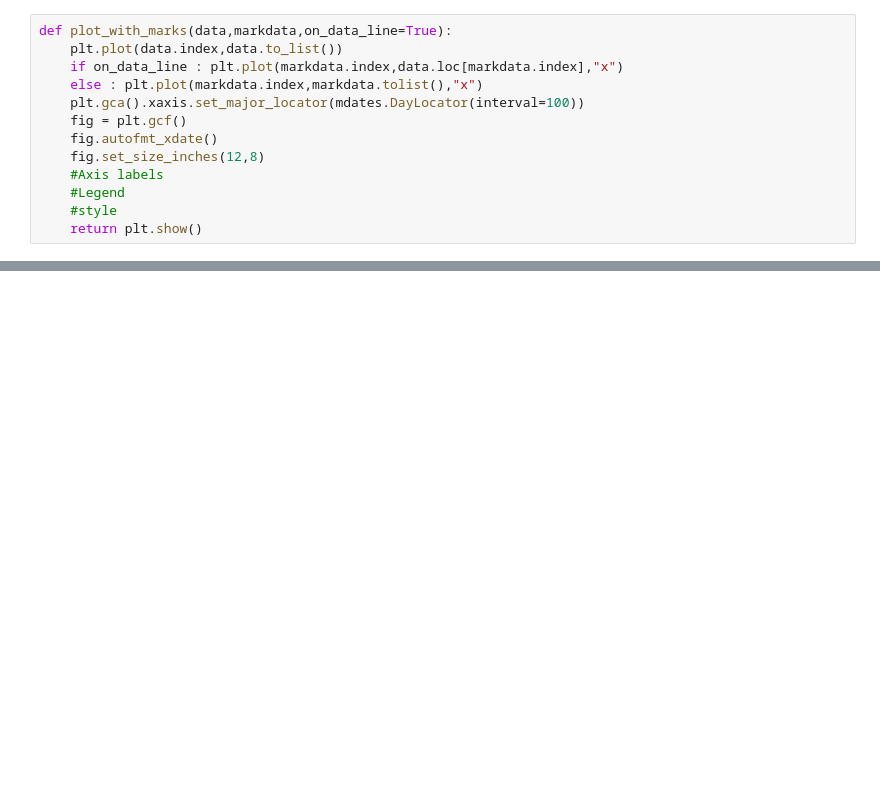
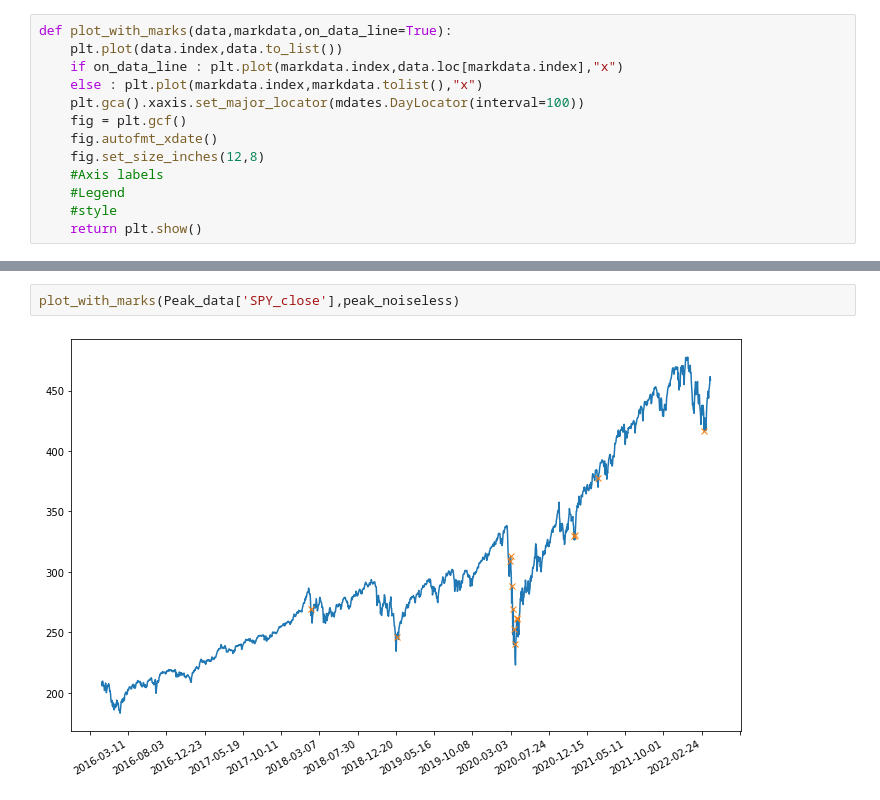
Before and after one commit to JoeHGeoghegan/VIX_Timing_The_Market, a Jupyter notebook: Notebooks/Joe.ipynb, the cells around one changed output, grey strips where cells are left out. Saved outputs shown, nothing was run; the diff lists cells and outputs as text; blank space fills up the shorter version.

```diff
--- a/Notebooks/Joe.ipynb
+++ b/Notebooks/Joe.ipynb
@@ -152,0 +167,4 @@ plot_with_marks(Peak_data['SPY_close'],peaks)
+# %%
+plot_with_marks(Peak_data['SPY_close'],peak_noiseless)
+# %% [output]
+[figure, added]
```
Also changed, not shown: parts of 7 cells of this notebook.
